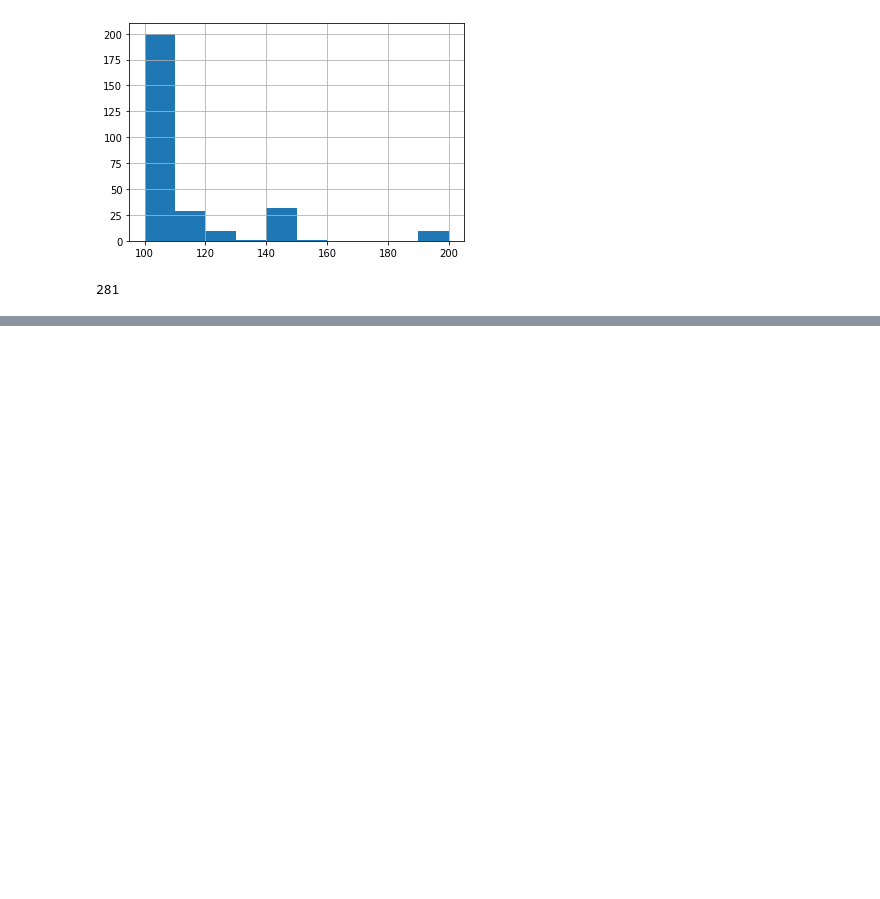
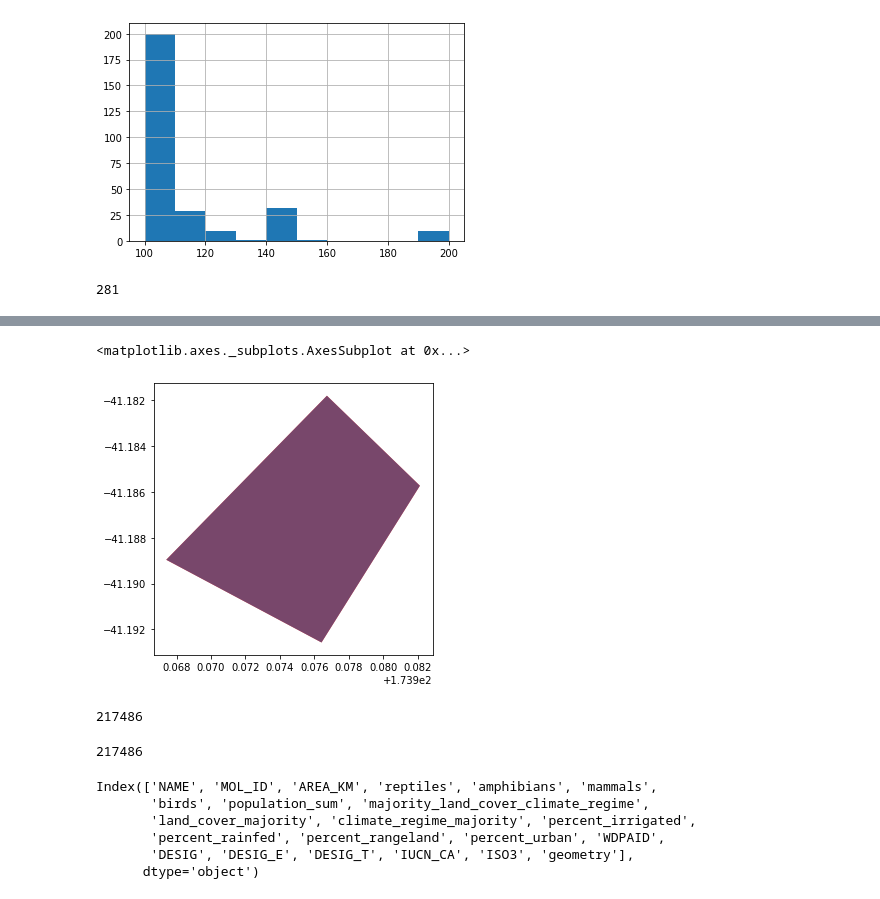
Before and after one commit to Vizzuality/he-scratchfolder, a Jupyter notebook: Precalculated_AOI_tables.ipynb, the cells around one changed output, grey strips where cells are left out. Drawn from its saved outputs; the diff is of its cells as text; code cells hidden in the pictures; blank space fills up the shorter version.

```diff
--- a/Precalculated_AOI_tables.ipynb
+++ b/Precalculated_AOI_tables.ipynb
@@ -144,0 +1094,16 @@ dff[(dff['MOL_ID']==1)].reptiles[0]
+# %%
+### Add the simplified geometries to scott's table. if the simplified geometry does not exist, keep the previous non simplified one
+m = simple.set_index('MOL_ID')['geometry']
+scott.loc[scott['MOL_ID'].isin(simple['MOL_ID']),'geometry'] =scott['MOL_ID'].map(m)
+# %%
+n = 2
+fig, ax = plt.subplots(figsize=(5, 5))
+scott.loc[scott['MOL_ID']==n,'geometry'].plot(ax=ax,color='red')
+simple.loc[simple['MOL_ID']==n,'geometry'].plot(ax=ax,alpha=0.6)
+# %% [output]
+<matplotlib.axes._subplots.AxesSubplot at 0x...>
+[figure, added]
+# %%
+len(scott)
+# %% [output]
+217486
@@ -144,0 +1113,13 @@ dff[(dff['MOL_ID']==1)].reptiles[0]
+# %%
+len(all_data)
+# %% [output]
+217486
+# %%
+all_data.columns
+# %% [output]
+Index(['NAME', 'MOL_ID', 'AREA_KM', 'reptiles', 'amphibians', 'mammals',
+       'birds', 'population_sum', 'majority_land_cover_climate_regime',
+       'land_cover_majority', 'climate_regime_majority', 'percent_irrigated',
+       'percent_rainfed', 'percent_rangeland', 'percent_urban', 'WDPAID',
+       'DESIG', 'DESIG_E', 'DESIG_T', 'IUCN_CA', 'ISO3', 'geometry'],
+      dtype='object')
```
Also changed, not shown: parts of 159 cells of this notebook, 2 other files.
